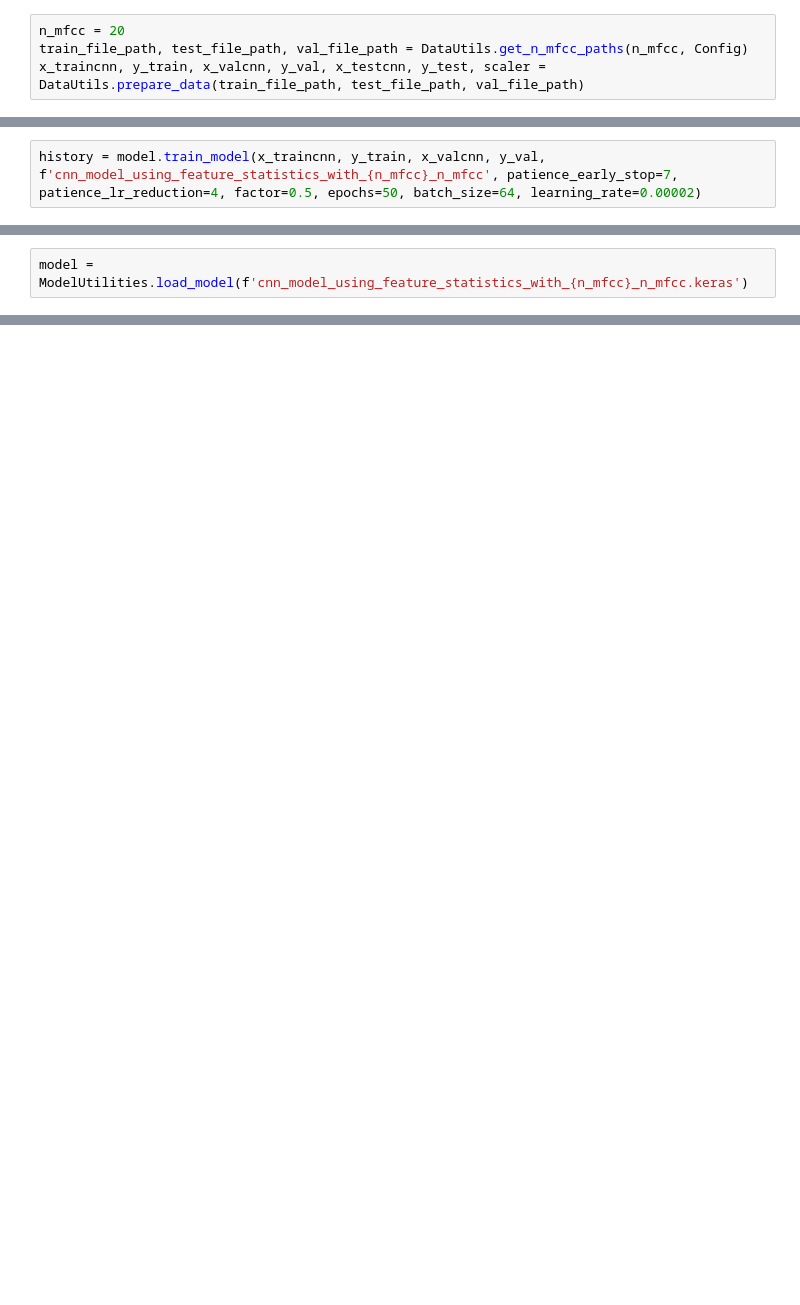
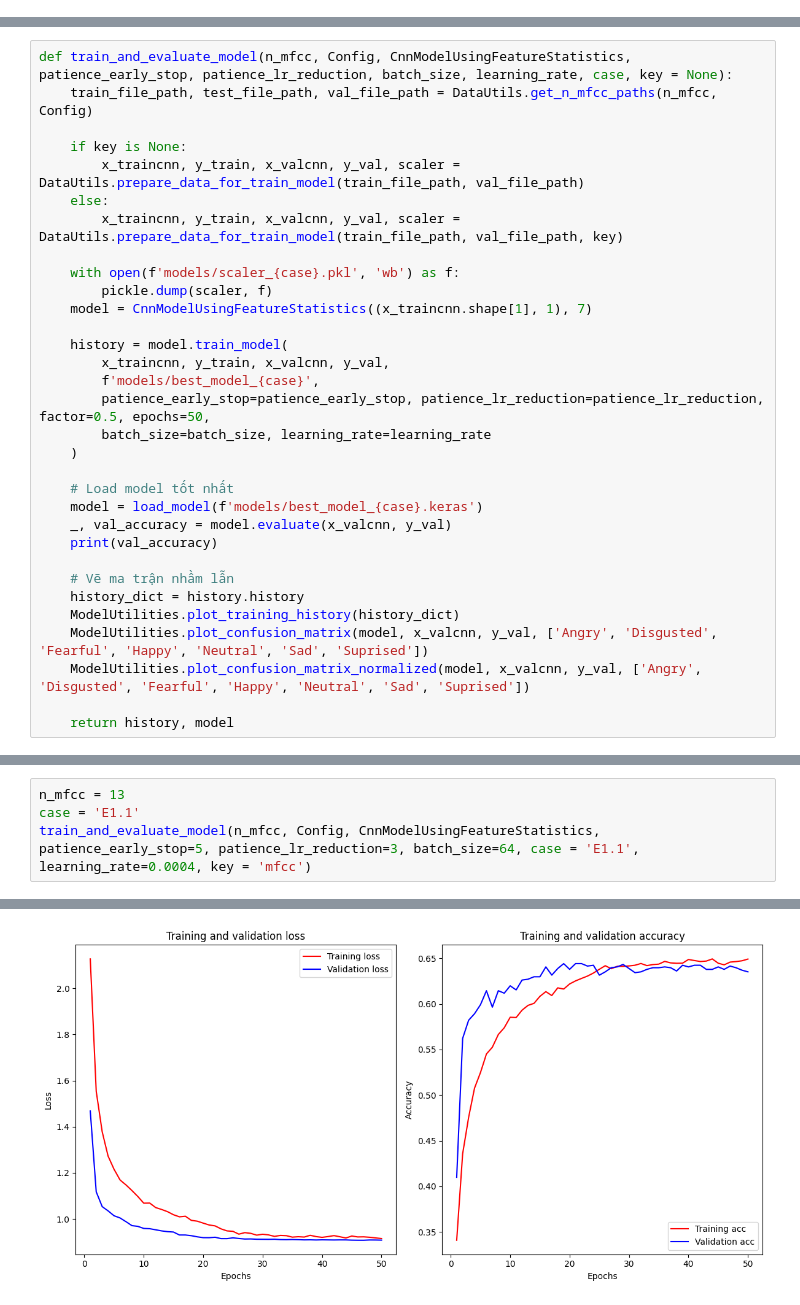
Before and after one commit to trucni2005/Speech-Emotion-Recognition, a Jupyter notebook: train_cnn_model_using_feature_statistics.ipynb, the cells around one changed output, grey strips where cells are left out. Drawn from its saved outputs; the diff is of its cells as text; blank space fills up the shorter version.

Commit message:
hotfix: fix fine tuning model

```diff
--- a/train_cnn_model_using_feature_statistics.ipynb
+++ b/train_cnn_model_using_feature_statistics.ipynb
@@ -16,4 +0,0 @@ def get_n_mfcc_paths(n_mfcc, Config):
-# %%
-n_mfcc = 20
-train_file_path, test_file_path, val_file_path = DataUtils.get_n_mfcc_paths(n_mfcc, Config)
-x_traincnn, y_train, x_valcnn, y_val, x_testcnn, y_test, scaler = DataUtils.prepare_data(train_file_path, test_file_path, val_file_path)
@@ -43,2 +0,0 @@ model = CnnModelUsingFeatureStatistics((x_traincnn.shape[1], 1), 7)
-# %%
-history = model.train_model(x_traincnn, y_train, x_valcnn, y_val, f'cnn_model_using_feature_statistics_with_{n_mfcc}_n_mfcc', patience_early_stop=7, patience_lr_reduction=4, factor=0.5, epochs=50, batch_size=64, learning_rate=0.00002)
@@ -63,2 +0,0 @@ Epoch 42/50
-# %%
-model = ModelUtilities.load_model(f'cnn_model_using_feature_statistics_with_{n_mfcc}_n_mfcc.keras')
@@ -93,0 +12,32 @@ ModelUtilities.plot_confusion_matrix_normalized(model, x_testcnn, y_test, ['Angr
+# %%
+def train_and_evaluate_model(n_mfcc, Config, CnnModelUsingFeatureStatistics, patience_early_stop, patience_lr_reduction, batch_size, learning_rate, case, key = None):
+    train_file_path, test_file_path, val_file_path = DataUtils.get_n_mfcc_paths(n_mfcc, Config)
+
+    if key is None:
+        x_traincnn, y_train, x_valcnn, y_val, scaler = DataUtils.prepare_data_for_train_model(train_file_path, val_file_path)
+    else:
+        x_traincnn, y_train, x_valcnn, y_val, scaler = DataUtils.prepare_data_for_train_model(train_file_path, val_file_path, key)
+
+    with open(f'models/scaler_{case}.pkl', 'wb') as f:
+        pickle.dump(scaler, f)
+    model = CnnModelUsingFeatureStatistics((x_traincnn.shape[1], 1), 7)
+
+    history = model.train_model(
+        x_traincnn, y_train, x_valcnn, y_val,
+        f'models/best_model_{case}',
+        patience_early_stop=patience_early_stop, patience_lr_reduction=patience_lr_reduction, factor=0.5, epochs=50,
+        batch_size=batch_size, learning_rate=learning_rate
+    )
+
+    # Load model tốt nhất
+    model = load_model(f'models/best_model_{case}.keras')
+    _, val_accuracy = model.evaluate(x_valcnn, y_val)
+    print(val_accuracy)
+
+    # Vẽ ma trận nhầm lẫn
+    history_dict = history.history
+    ModelUtilities.plot_training_history(history_dict)
+    ModelUtilities.plot_confusion_matrix(model, x_valcnn, y_val, ['Angry', 'Disgusted', 'Fearful', 'Happy', 'Neutral', 'Sad', 'Suprised'])
+    ModelUtilities.plot_confusion_matrix_normalized(model, x_valcnn, y_val, ['Angry', 'Disgusted', 'Fearful', 'Happy', 'Neutral', 'Sad', 'Suprised'])
+
+    return history, model
@@ -93,0 +48,5 @@ ModelUtilities.plot_confusion_matrix_normalized(model, x_testcnn, y_test, ['Angr
+# %%
+n_mfcc = 13
+case = 'E1.1'
+train_and_evaluate_model(n_mfcc, Config, CnnModelUsingFeatureStatistics, patience_early_stop=5, patience_lr_reduction=3, batch_size=64, case = 'E1.1', learning_rate=0.0004, key = 'mfcc')
+# %% [output]
@@ -93,0 +88 @@ ModelUtilities.plot_confusion_matrix_normalized(model, x_testcnn, y_test, ['Angr
+[figure, added]
```
Also changed, not shown: parts of 38 cells of this notebook, 18 other files.
